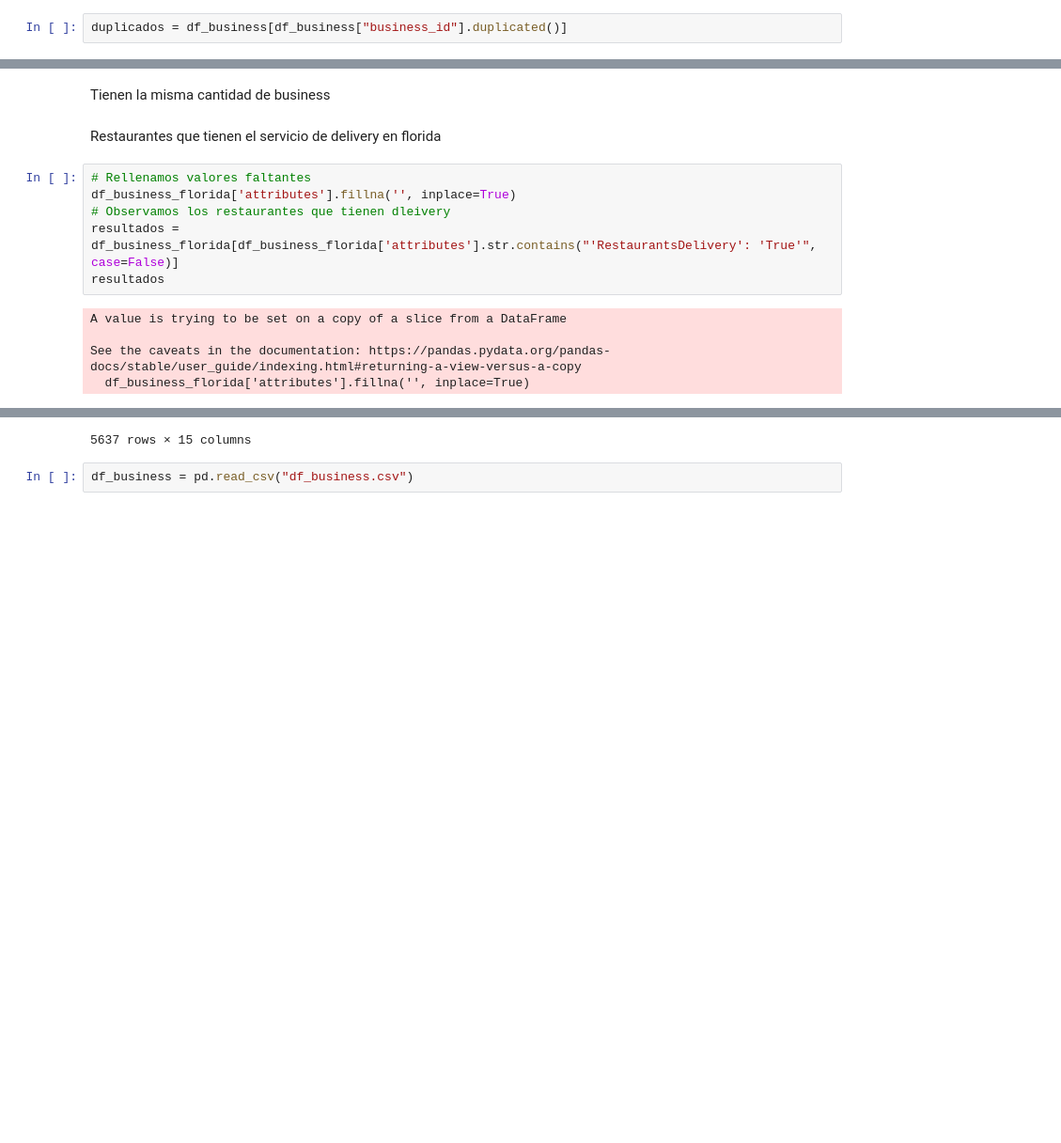
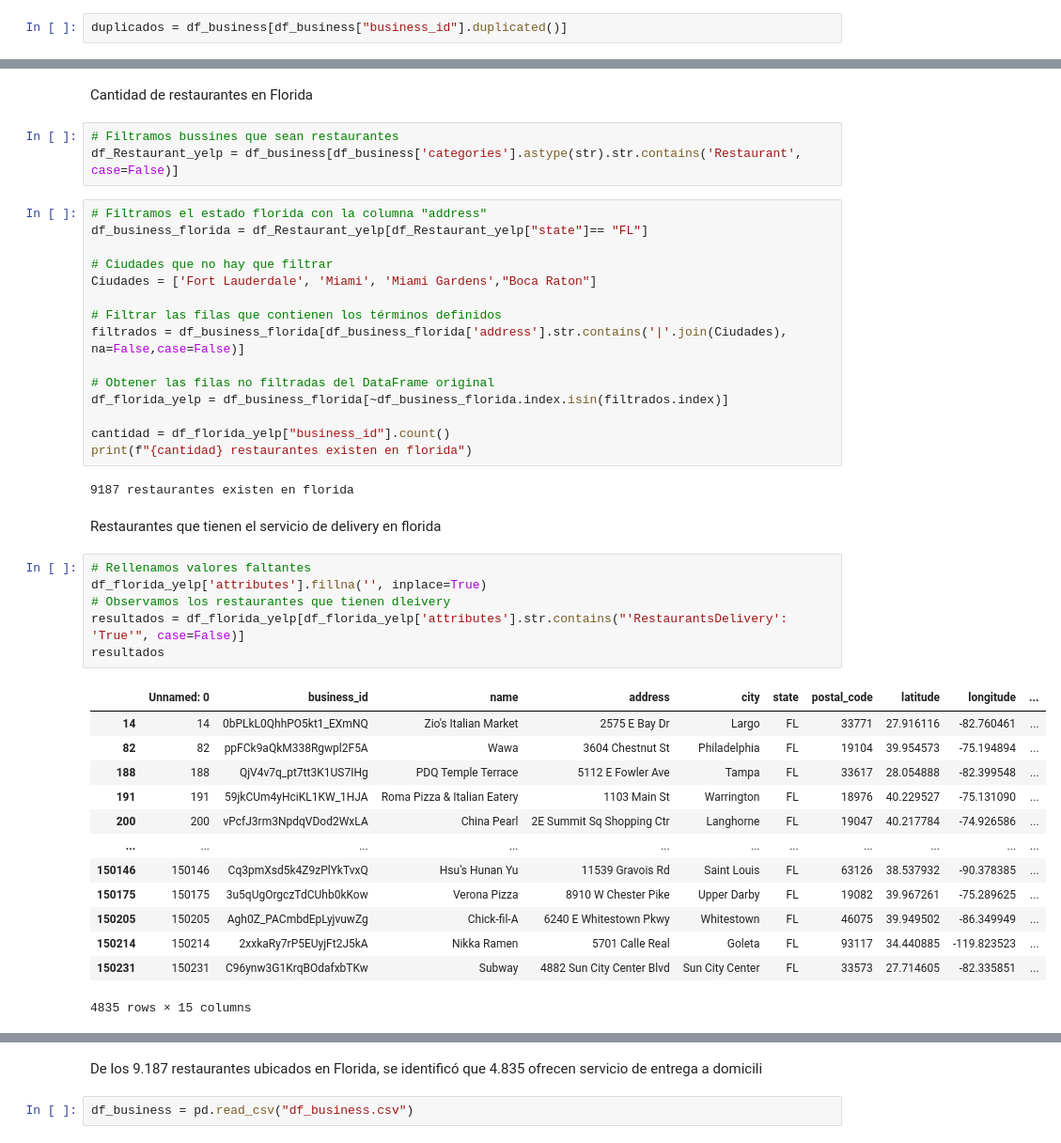
Before and after one commit to rfpcast/Proyecto-DA-Miami-2026, a Jupyter notebook: EDA.ipynb, the cells around one changed output, grey strips where cells are left out. Shown: that part at 94% size. Drawn from its saved outputs; the diff is of its cells as text; blank space fills up the shorter version.

```diff
--- a/EDA.ipynb
+++ b/EDA.ipynb
@@ -118,15 +65,44 @@ filtro
-# %% [markdown]
-Tienen la misma cantidad de business
+# %% [markdown]
+Cantidad de restaurantes en Florida
+# %%
+# Filtramos bussines que sean restaurantes
+df_Restaurant_yelp = df_business[df_business['categories'].astype(str).str.contains('Restaurant', case=False)]
+# %%
+# Filtramos el estado florida con la columna "address"
+df_business_florida = df_Restaurant_yelp[df_Restaurant_yelp["state"]== "FL"]
+
+# Ciudades que no hay que filtrar
+Ciudades = ['Fort Lauderdale', 'Miami', 'Miami Gardens',"Boca Raton"]
+
+# Filtrar las filas que contienen los términos definidos
+filtrados = df_business_florida[df_business_florida['address'].str.contains('|'.join(Ciudades), na=False,case=False)]
+
+# Obtener las filas no filtradas del DataFrame original
+df_florida_yelp = df_business_florida[~df_business_florida.index.isin(filtrados.index)]
+
+cantidad = df_florida_yelp["business_id"].count()
+print(f"{cantidad} restaurantes existen en florida")
+# %% [output]
+9187 restaurantes existen en florida
 # %% [markdown]
 Restaurantes que tienen el servicio de delivery en florida
 # %%
 # Rellenamos valores faltantes
-df_business_florida['attributes'].fillna('', inplace=True)
+df_florida_yelp['attributes'].fillna('', inplace=True)
 # Observamos los restaurantes que tienen dleivery
-resultados = df_business_florida[df_business_florida['attributes'].str.contains("'RestaurantsDelivery': 'True'", case=False)]
+resultados = df_florida_yelp[df_florida_yelp['attributes'].str.contains("'RestaurantsDelivery': 'True'", case=False)]
 resultados
 # %% [output]
+|  | Unnamed: 0 | business_id | name | address | city | state | postal_code | latitude | longitude | ... |
+| 14 | 14 | 0bPLkL0QhhPO5kt1_EXmNQ | Zio's Italian Market | 2575 E Bay Dr | Largo | FL | 33771 | 27.916116 | -82.760461 | ... |
+| 82 | 82 | ppFCk9aQkM338Rgwpl2F5A | Wawa | 3604 Chestnut St | Philadelphia | FL | 19104 | 39.954573 | -75.194894 | ... |
+| 188 | 188 | QjV4v7q_pt7tt3K1US7IHg | PDQ Temple Terrace | 5112 E Fowler Ave | Tampa | FL | 33617 | 28.054888 | -82.399548 | ... |
+| 191 | 191 | 59jkCUm4yHciKL1KW_1HJA | Roma Pizza & Italian Eatery | 1103 Main St | Warrington | FL | 18976 | 40.229527 | -75.131090 | ... |
+| 200 | 200 | vPcfJ3rm3NpdqVDod2WxLA | China Pearl | 2E Summit Sq Shopping Ctr | Langhorne | FL | 19047 | 40.217784 | -74.926586 | ... |
+| ... | ... | ... | ... | ... | ... | ... | ... | ... | ... | ... |
+| 150146 | 150146 | Cq3pmXsd5k4Z9zPlYkTvxQ | Hsu's Hunan Yu | 11539 Gravois Rd | Saint Louis | FL | 63126 | 38.537932 | -90.378385 | ... |
+| 150175 | 150175 | 3u5qUgOrgczTdCUhb0kKow | Verona Pizza | 8910 W Chester Pike | Upper Darby | FL | 19082 | 39.967261 | -75.289625 | ... |
+| 150205 | 150205 | Agh0Z_PACmbdEpLyjvuwZg | Chick-fil-A | 6240 E Whitestown Pkwy | Whitestown | FL | 46075 | 39.949502 | -86.349949 | ... |
+| 150214 | 150214 | 2xxkaRy7rP5EUyjFt2J5kA | Nikka Ramen | 5701 Calle Real | Goleta | FL | 93117 | 34.440885 | -119.823523 | ... |
+| 150231 | 150231 | C96ynw3G1KrqBOdafxbTKw | Subway | 4882 Sun City Center Blvd | Sun City Center | FL | 33573 | 27.714605 | -82.335851 | ... |
-A value is trying to be set on a copy of a slice from a DataFrame
-
-See the caveats in the documentation: https://pandas.pydata.org/pandas-docs/stable/user_guide/indexing.html#returning-a-view-versus-a-copy
-  df_business_florida['attributes'].fillna('', inplace=True)
+4835 rows × 15 columns
@@ -145,4 +109,5 @@ See the caveats in the documentation: https://pandas.pydata.org/pandas-docs/stab
-5637 rows × 15 columns
+# %% [markdown]
+De los 9.187 restaurantes ubicados en Florida, se identificó que 4.835 ofrecen servicio de entrega a domicili
 # %%
 df_business = pd.read_csv("df_business.csv")
 # %% [markdown]
```
Also changed, not shown: parts of 29 cells of this notebook.
